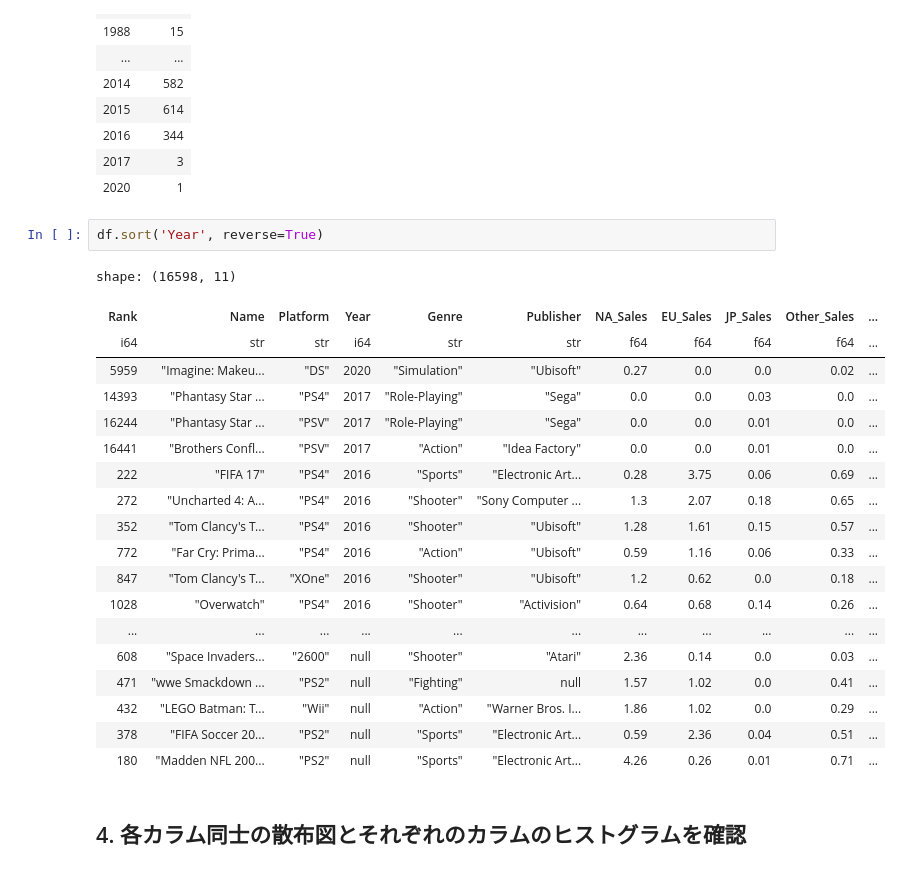
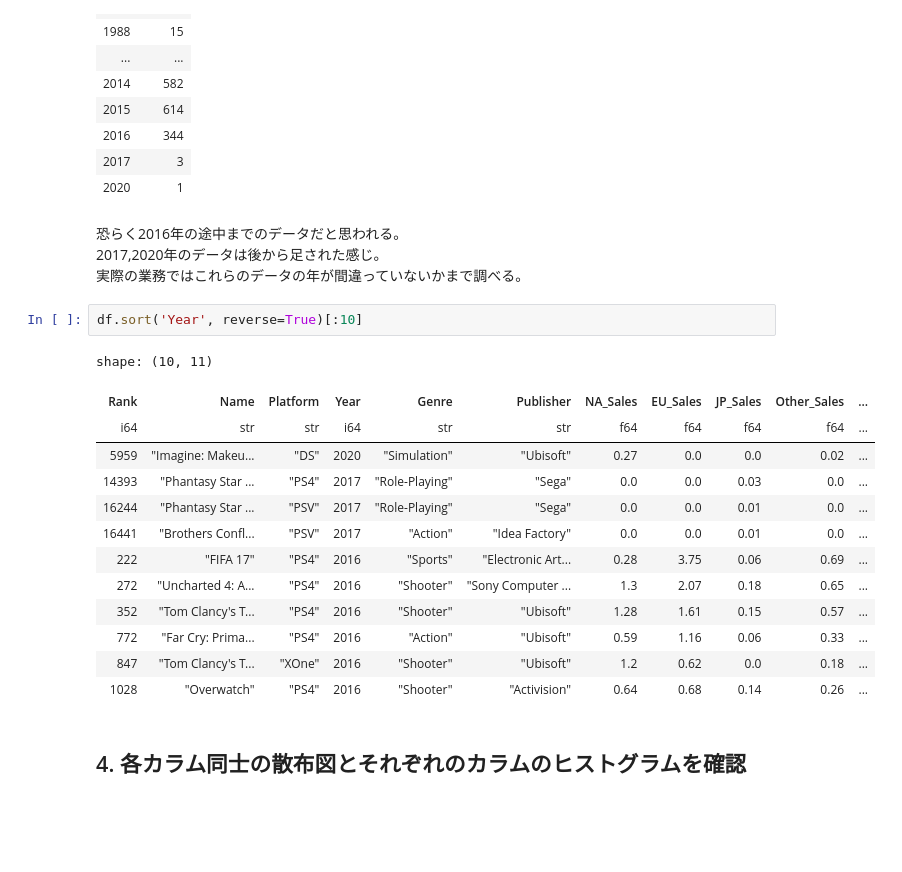
Before and after one commit to Mr-Garlic-Shrimp/TIL, a Jupyter notebook: Machine_Learning/ML_notebook-15(EDA).ipynb, the cells around one changed output. Saved outputs shown, nothing was run; the diff lists cells and outputs as text; blank space fills up the shorter version.

```diff
--- a/Machine_Learning/ML_notebook-15(EDA).ipynb
+++ b/Machine_Learning/ML_notebook-15(EDA).ipynb
@@ -128,28 +128,26 @@ shape: (40, 2)
 | 2016 | 344 |
 | 2017 | 3 |
 | 2020 | 1 |
+# %% [markdown]
+恐らく2016年の途中までのデータだと思われる。
+2017,2020年のデータは後から足された感じ。
+実際の業務ではこれらのデータの年が間違っていないかまで調べる。
 # %%
-df.sort('Year', reverse=True)
+df.sort('Year', reverse=True)[:10]
 # %% [output]
-shape: (16598, 11)
+shape: (10, 11)
 | Rank | Name | Platform | Year | Genre | Publisher | NA_Sales | EU_Sales | JP_Sales | Other_Sales | ... |
 | i64 | str | str | i64 | str | str | f64 | f64 | f64 | f64 | ... |
 | 5959 | "Imagine: Makeu... | "DS" | 2020 | "Simulation" | "Ubisoft" | 0.27 | 0.0 | 0.0 | 0.02 | ... |
 | 14393 | "Phantasy Star ... | "PS4" | 2017 | "Role-Playing" | "Sega" | 0.0 | 0.0 | 0.03 | 0.0 | ... |
 | 16244 | "Phantasy Star ... | "PSV" | 2017 | "Role-Playing" | "Sega" | 0.0 | 0.0 | 0.01 | 0.0 | ... |
 | 16441 | "Brothers Confl... | "PSV" | 2017 | "Action" | "Idea Factory" | 0.0 | 0.0 | 0.01 | 0.0 | ... |
 | 222 | "FIFA 17" | "PS4" | 2016 | "Sports" | "Electronic Art... | 0.28 | 3.75 | 0.06 | 0.69 | ... |
 | 272 | "Uncharted 4: A... | "PS4" | 2016 | "Shooter" | "Sony Computer ... | 1.3 | 2.07 | 0.18 | 0.65 | ... |
 | 352 | "Tom Clancy's T... | "PS4" | 2016 | "Shooter" | "Ubisoft" | 1.28 | 1.61 | 0.15 | 0.57 | ... |
 | 772 | "Far Cry: Prima... | "PS4" | 2016 | "Action" | "Ubisoft" | 0.59 | 1.16 | 0.06 | 0.33 | ... |
 | 847 | "Tom Clancy's T... | "XOne" | 2016 | "Shooter" | "Ubisoft" | 1.2 | 0.62 | 0.0 | 0.18 | ... |
 | 1028 | "Overwatch" | "PS4" | 2016 | "Shooter" | "Activision" | 0.64 | 0.68 | 0.14 | 0.26 | ... |
-| ... | ... | ... | ... | ... | ... | ... | ... | ... | ... | ... |
-| 608 | "Space Invaders... | "2600" | null | "Shooter" | "Atari" | 2.36 | 0.14 | 0.0 | 0.03 | ... |
-| 471 | "wwe Smackdown ... | "PS2" | null | "Fighting" | null | 1.57 | 1.02 | 0.0 | 0.41 | ... |
-| 432 | "LEGO Batman: T... | "Wii" | null | "Action" | "Warner Bros. I... | 1.86 | 1.02 | 0.0 | 0.29 | ... |
-| 378 | "FIFA Soccer 20... | "PS2" | null | "Sports" | "Electronic Art... | 0.59 | 2.36 | 0.04 | 0.51 | ... |
-| 180 | "Madden NFL 200... | "PS2" | null | "Sports" | "Electronic Art... | 4.26 | 0.26 | 0.01 | 0.71 | ... |
 # %% [markdown]
 ## 4.  各カラム同士の散布図とそれぞれのカラムのヒストグラムを確認
 # %%
```
Also changed, not shown: parts of 9 cells of this notebook, 2 other files.
